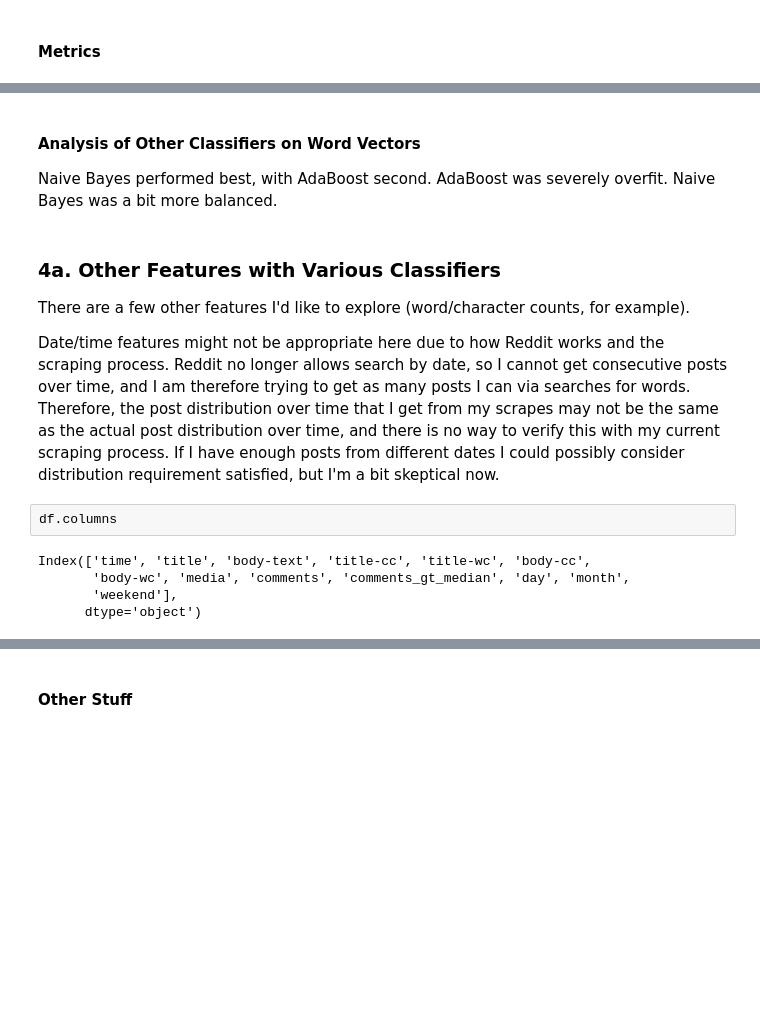
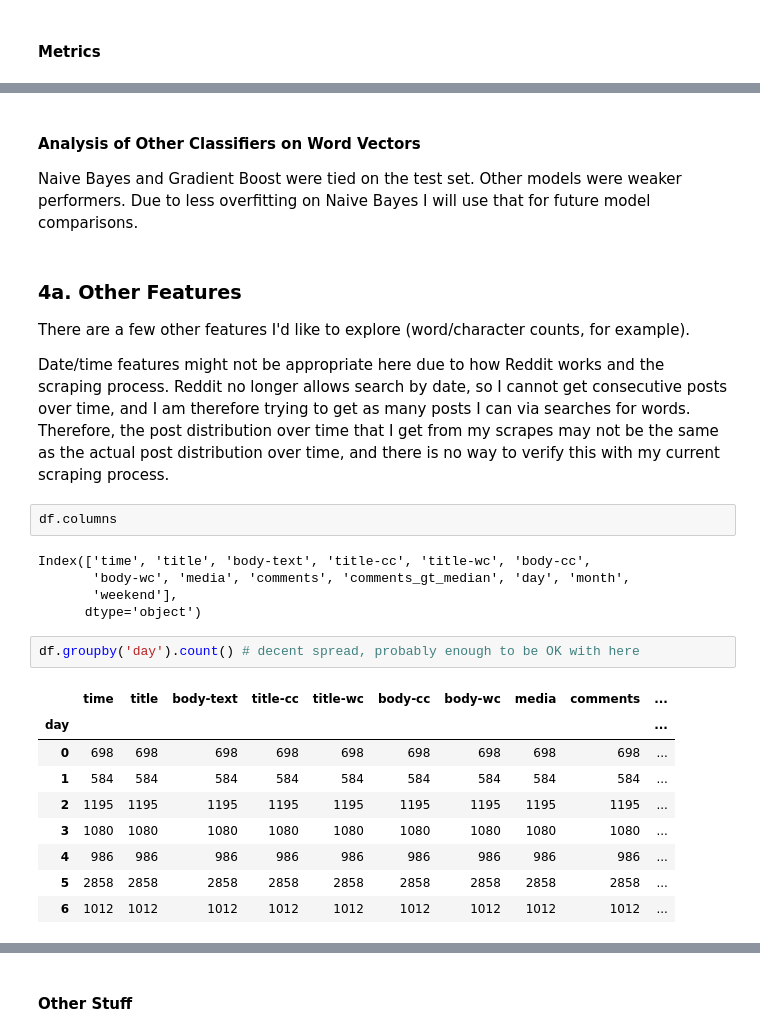
Before and after one commit to ffomezolam/GA-DSI-Project-3, a Jupyter notebook: code/02-model.ipynb, the cells around one changed output, grey strips where cells are left out. Saved outputs shown, nothing was run; the diff lists cells and outputs as text; blank space fills up the shorter version.

```diff
--- a/code/02-model.ipynb
+++ b/code/02-model.ipynb
@@ -487,13 +494,13 @@ mnb.score(train_alltext_cv, y_train), mnb.score(test_alltext_cv, y_test)
 # %% [markdown]
 #### Analysis of Other Classifiers on Word Vectors
 
-Naive Bayes performed best, with AdaBoost second. AdaBoost was severely overfit. Naive Bayes was a bit more balanced.
+Naive Bayes and Gradient Boost were tied on the test set. Other models were weaker performers. Due to less overfitting on Naive Bayes I will use that for future model comparisons.
 # %% [markdown]
-### 4a. Other Features with Various Classifiers
+### 4a. Other Features
 
 There are a few other features I'd like to explore (word/character counts, for example).
 
-Date/time features might not be appropriate here due to how Reddit works and the scraping process. Reddit no longer allows search by date, so I cannot get consecutive posts over time, and I am therefore trying to get as many posts I can via searches for words. Therefore, the post distribution over time that I get from my scrapes may not be the same as the actual post distribution over time, and there is no way to verify this with my current scraping process. If I have enough posts from different dates I could possibly consider distribution requirement satisfied, but I'm a bit skeptical now.
+Date/time features might not be appropriate here due to how Reddit works and the scraping process. Reddit no longer allows search by date, so I cannot get consecutive posts over time, and I am therefore trying to get as many posts I can via searches for words. Therefore, the post distribution over time that I get from my scrapes may not be the same as the actual post distribution over time, and there is no way to verify this with my current scraping process.
 # %%
 df.columns
 # %% [output]
@@ -501,3 +508,15 @@ Index(['time', 'title', 'body-text', 'title-cc', 'title-wc', 'body-cc',
        'body-wc', 'media', 'comments', 'comments_gt_median', 'day', 'month',
        'weekend'],
       dtype='object')
+# %%
+df.groupby('day').count() # decent spread, probably enough to be OK with here
+# %% [output]
+|  | time | title | body-text | title-cc | title-wc | body-cc | body-wc | media | comments | ... |
+| day |  |  |  |  |  |  |  |  |  | ... |
+| 0 | 698 | 698 | 698 | 698 | 698 | 698 | 698 | 698 | 698 | ... |
+| 1 | 584 | 584 | 584 | 584 | 584 | 584 | 584 | 584 | 584 | ... |
+| 2 | 1195 | 1195 | 1195 | 1195 | 1195 | 1195 | 1195 | 1195 | 1195 | ... |
+| 3 | 1080 | 1080 | 1080 | 1080 | 1080 | 1080 | 1080 | 1080 | 1080 | ... |
+| 4 | 986 | 986 | 986 | 986 | 986 | 986 | 986 | 986 | 986 | ... |
+| 5 | 2858 | 2858 | 2858 | 2858 | 2858 | 2858 | 2858 | 2858 | 2858 | ... |
+| 6 | 1012 | 1012 | 1012 | 1012 | 1012 | 1012 | 1012 | 1012 | 1012 | ... |
```
Also changed, not shown: parts of 65 cells of this notebook, 2 other files.
